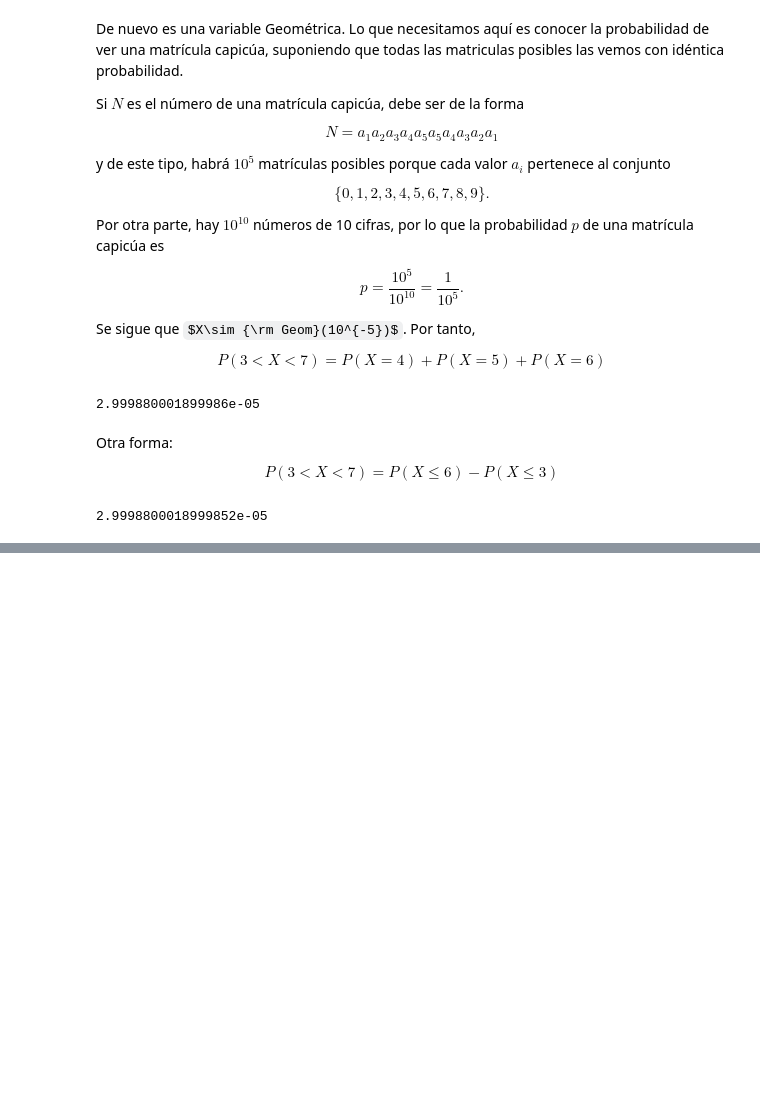
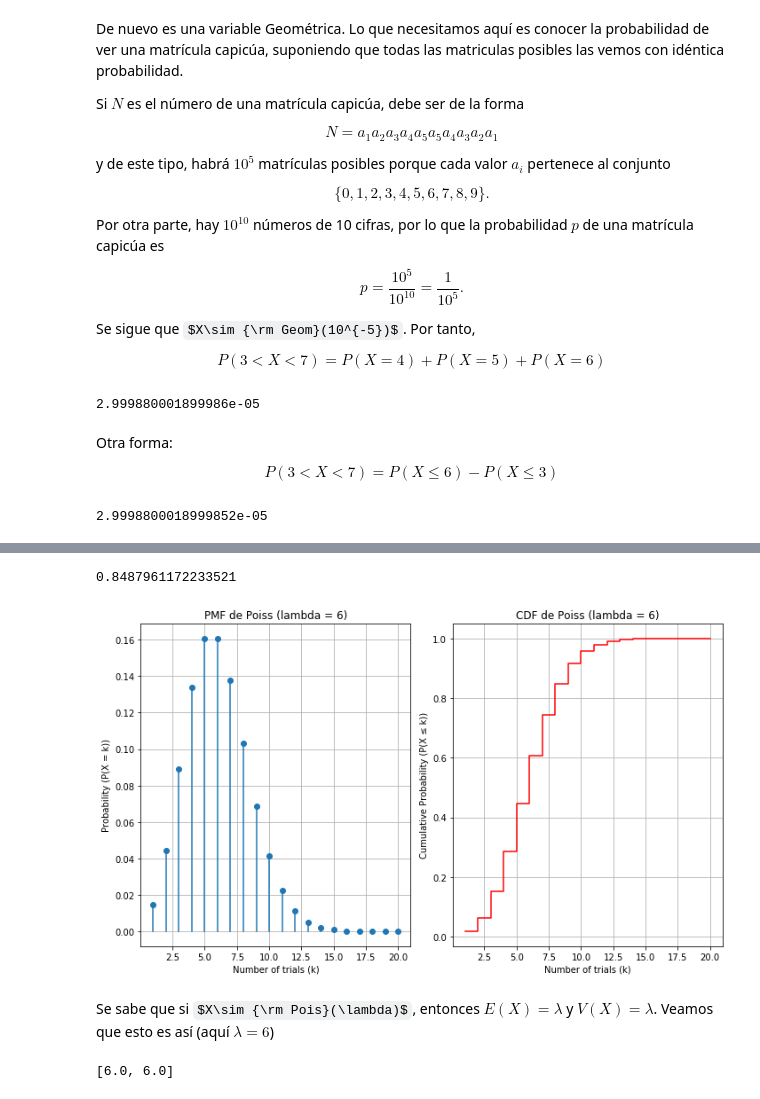
Before and after one commit to JMALMIRA/statistics, a Jupyter notebook: Problemas_variables_aleatorias.ipynb, the cells around one changed output, grey strips where cells are left out. Cells and saved outputs as stored; diff of their text form; code cells hidden in the pictures; some formulas as TeX source; blank space fills up the shorter version.

```diff
--- a/Problemas_variables_aleatorias.ipynb
+++ b/Problemas_variables_aleatorias.ipynb
@@ -635,0 +653,48 @@ X.cdf(6)-X.cdf(3)
+# %%
+
+L=6
+from scipy.stats import poisson
+X=poisson(L)
+solucion = 1-X.cdf(3)
+solucion
+# %% [output]
+0.8487961172233521
+# %%
+k_values = np.arange(1, 21)  # consideramos que dibujar las primeras 20 probabilidades basta
+
+# PMF
+pmf_values = X.pmf(k_values)
+
+# CDF
+cdf_values = X.cdf(k_values)
+
+# Plot PMF
+plt.figure(figsize=(10, 6))
+
+# Plot PMF
+plt.subplot(1, 2, 1) ## 1 fila, 2 columnas, primer elemento de la fila
+plt.stem(k_values, pmf_values, basefmt=" ")
+plt.title("PMF de Poiss (lambda = 6)")
+plt.xlabel("Number of trials (k)")
+plt.ylabel("Probability (P(X = k))")
+plt.grid(True)
+
+# Plot CDF
+plt.subplot(1, 2, 2) ## 1 fila, 2 columnas, segundo elemento de la fila
+plt.step(k_values, cdf_values, where='post', color='r', linestyle='-')
+plt.title("CDF de Poiss (lambda = 6)")
+plt.xlabel("Number of trials (k)")
+plt.ylabel("Cumulative Probability (P(X ≤ k))")
+plt.grid(True)
+
+# Mostramos todo
+plt.tight_layout()
+plt.show()
+# %% [output]
+[figure, added]
+# %% [markdown]
+Se sabe que si $X\sim {\rm Pois}(\lambda)$, entonces $E(X)=\lambda$ y $V(X)=\lambda$. Veamos que esto es así (aquí $\lambda=6$)
+# %%
+[X.mean(),X.var()]
+# %% [output]
+[6.0, 6.0]
```
Also changed, not shown: parts of 72 cells of this notebook.
